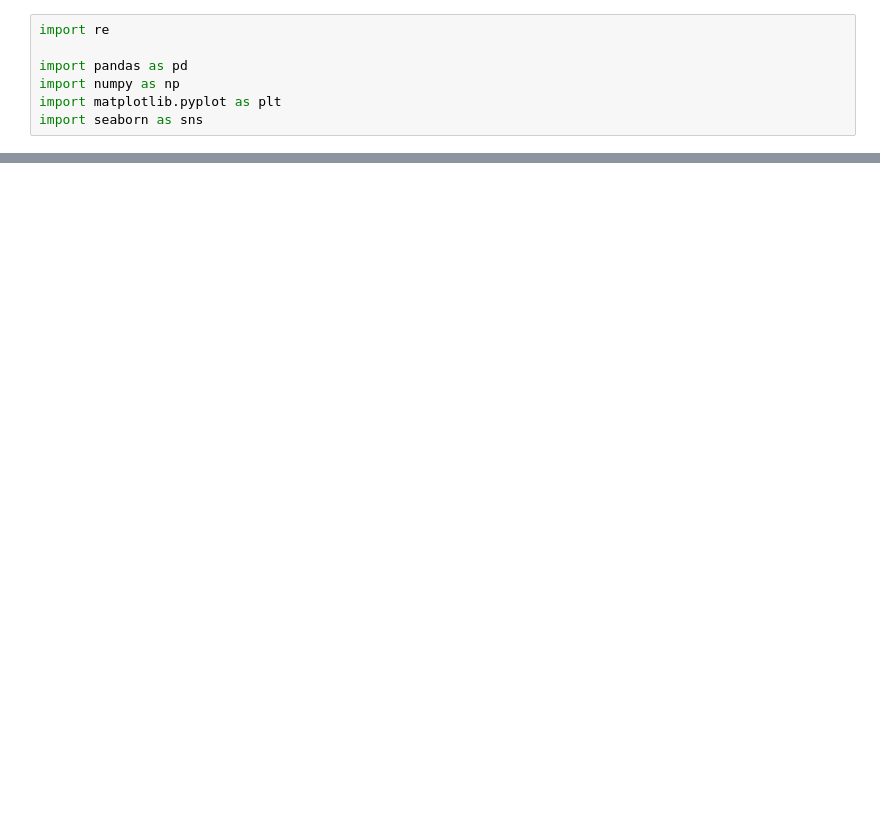
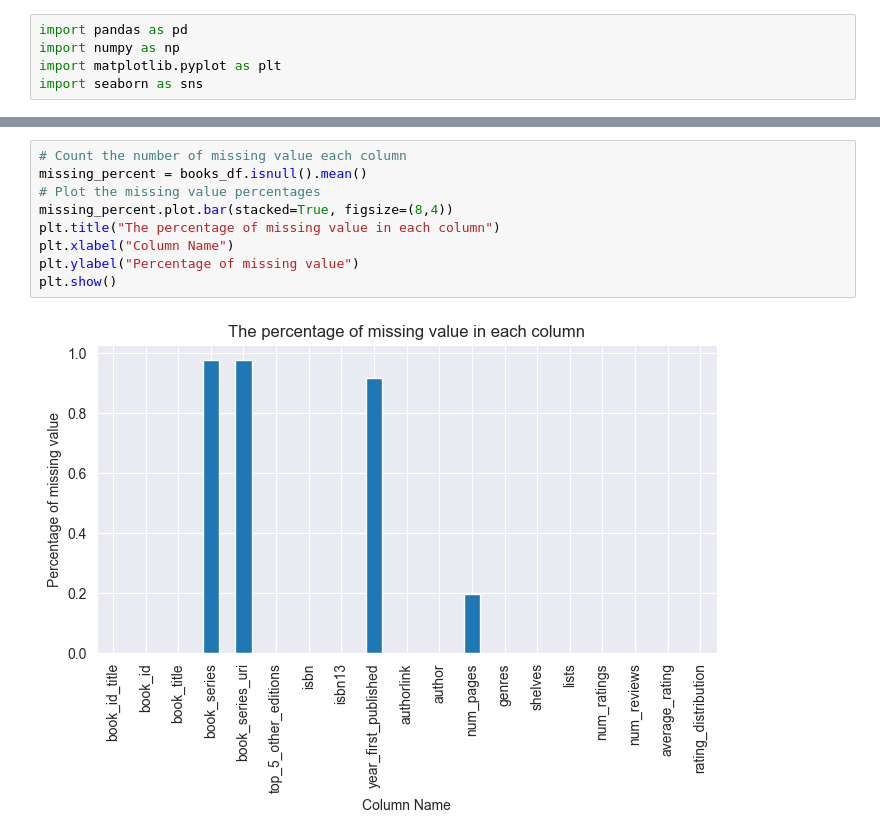
Before and after one commit to quochuy0706/Crawl_Data_Goodread, a Jupyter notebook: EDA_Data_science_books.ipynb, the cells around one changed output, grey strips where cells are left out. Saved outputs shown, nothing was run; the diff lists cells and outputs as text; blank space fills up the shorter version.

```diff
--- a/EDA_Data_science_books.ipynb
+++ b/EDA_Data_science_books.ipynb
@@ -1,6 +1,4 @@
 # %%
-import re
-
 import pandas as pd
 import numpy as np
 import matplotlib.pyplot as plt
@@ -25,4 +23,15 @@ books_df.head(15)
 | 12 | 18467587-humanizing-big-data | 18467587 | Humanizing Big Data: Marketing at... | NaN | NaN | [] | isbn not found | ... |
 | 13 | 18555647-python-for-data-science-... | 18555647 | Python for Data Science for Dummies | NaN | NaN | ['https://www.goodreads.com/book/... | 1118844149 | ... |
 | 14 | 18774683-practical-data-science-w... | 18774683 | Practical Data Science with R | NaN | NaN | ['https://www.goodreads.com/book/... | 1617295876 | ... |
+# %%
+# Count the number of missing value each column
+missing_percent = books_df.isnull().mean()
+# Plot the missing value percentages
+missing_percent.plot.bar(stacked=True, figsize=(8,4))
+plt.title("The percentage of missing value in each column")
+plt.xlabel("Column Name")
+plt.ylabel("Percentage of missing value")
+plt.show()
+# %% [output]
+[figure, added]
 # %%
```
Also changed, not shown: parts of 3 cells of this notebook.
